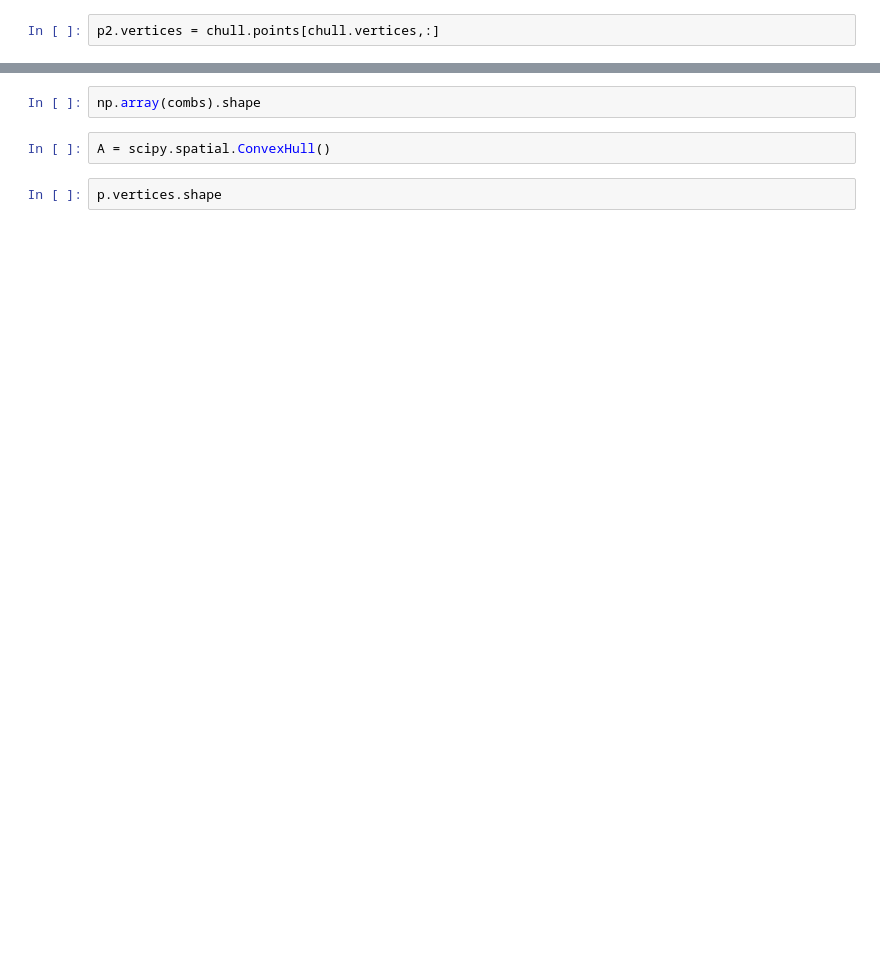
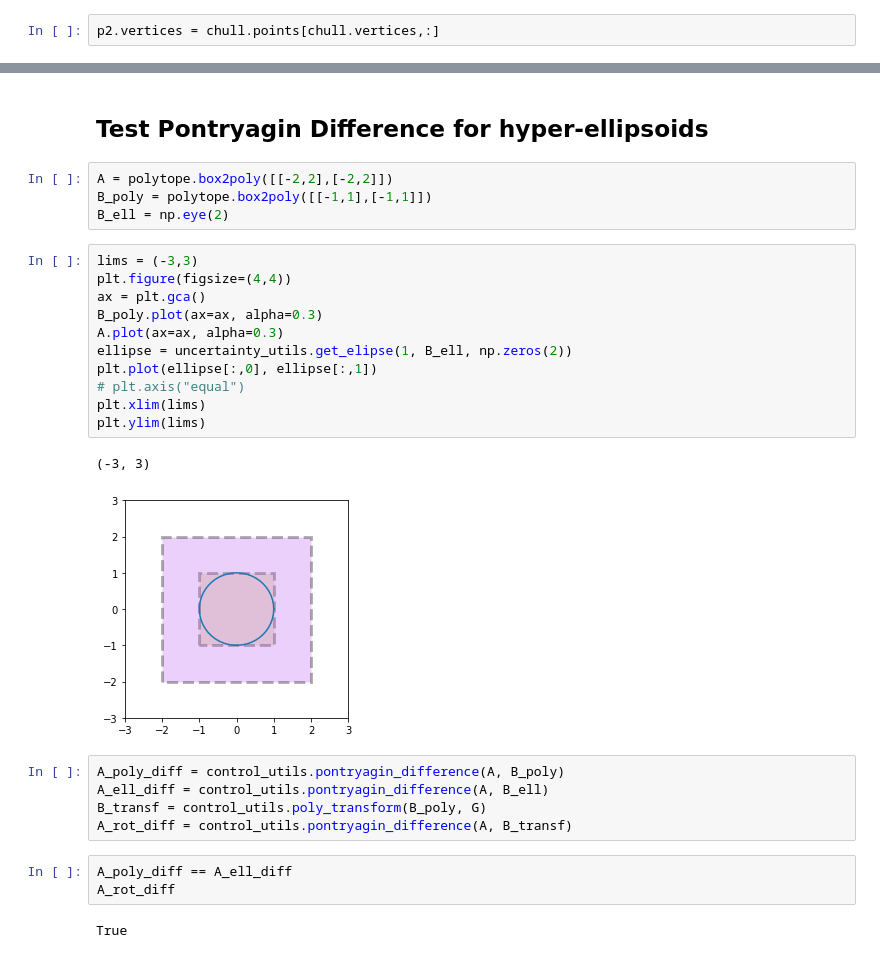
Before and after one commit to GoldeneyeRohan/prediction-uncertainty, a Jupyter notebook: Test Polytope Operations.ipynb, the cells around one changed output, grey strips where cells are left out. Drawn from its saved outputs; the diff is of its cells as text; blank space fills up the shorter version.

Commit message:
ellipsoidal pontryagin difference

```diff
--- a/Test Polytope Operations.ipynb
+++ b/Test Polytope Operations.ipynb
@@ -380,6 +374,30 @@ combs = itertools.product(np.rollaxis(l1,0),np.rollaxis(l2,0))
-# %%
-np.array(combs).shape
-# %%
-A = scipy.spatial.ConvexHull()
-# %%
-p.vertices.shape
+# %% [markdown]
+## Test Pontryagin Difference for hyper-ellipsoids
+# %%
+A = polytope.box2poly([[-2,2],[-2,2]])
+B_poly = polytope.box2poly([[-1,1],[-1,1]])
+B_ell = np.eye(2)
+# %%
+lims = (-3,3)
+plt.figure(figsize=(4,4))
+ax = plt.gca()
+B_poly.plot(ax=ax, alpha=0.3)
+A.plot(ax=ax, alpha=0.3)
+ellipse = uncertainty_utils.get_elipse(1, B_ell, np.zeros(2))
+plt.plot(ellipse[:,0], ellipse[:,1])
+# plt.axis("equal")
+plt.xlim(lims)
+plt.ylim(lims)
+# %% [output]
+(-3, 3)
+[figure, added]
+# %%
+A_poly_diff = control_utils.pontryagin_difference(A, B_poly)
+A_ell_diff = control_utils.pontryagin_difference(A, B_ell)
+B_transf = control_utils.poly_transform(B_poly, G)
+A_rot_diff = control_utils.pontryagin_difference(A, B_transf)
+# %%
+A_poly_diff == A_ell_diff
+A_rot_diff
+# %% [output]
+True
```
Also changed, not shown: parts of 25 cells of this notebook, 2 other files.
